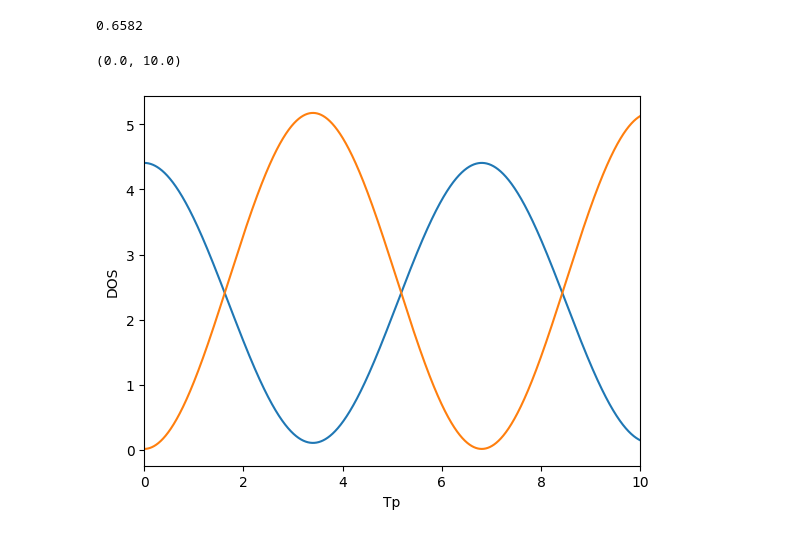
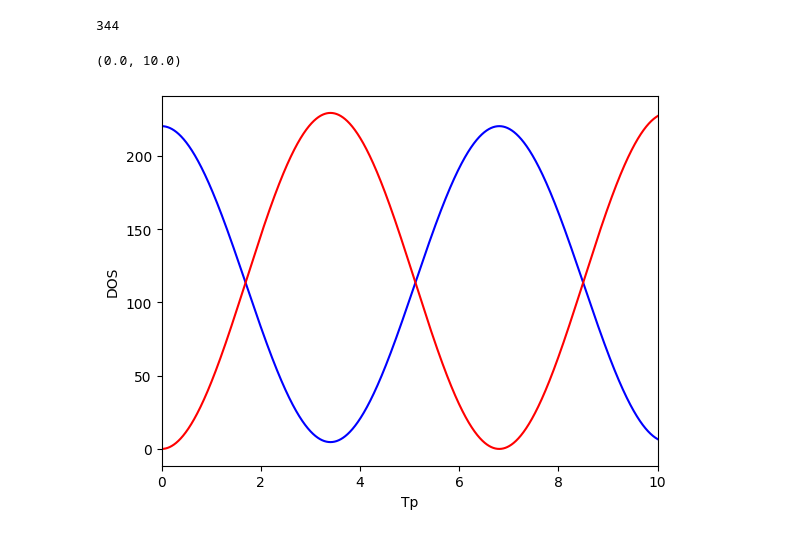
Before and after one commit to Erneh/Neq_TFM, a Jupyter notebook: full_te.ipynb, the cells around one changed output. Saved outputs shown, nothing was run; the diff lists cells and outputs as text; code cells hidden in the pictures.

Commit message:
New notebook created to adress high quality graphs

```diff
--- a/full_te.ipynb
+++ b/full_te.ipynb
@@ -38,14 +38,14 @@ def Ham(km, alpha, t):
 
 
 autV, autE = np.linalg.eigh(Ham(0, 0, 0))
-broad = 0.05
+broad = 0.005
 
 dE = broad / 1.5
 EF_list = np.arange(autV[0] - 20*dE, autV[1] + 20*dE, dE)
-
+print(len(EF_list))
 
 # Actual evolution
-N_periods = 20
+N_periods = 100
 steps_per_T = 1000
 t_vec = np.linspace(0, N_periods*T, steps_per_T*N_periods)
 dt = t_vec[1]
@@ -57,26 +57,25 @@ rho = np.copy(rho0)
 
 DOS_list = np.zeros((len(t_vec), len(EF_list)))
 N_list = np.zeros((len(t_vec), len(EF_list)))
+
 for (i, t) in enumerate(t_vec):
     U  = expm(-1j*Ham(km, alpha, t)*dt/hbar)
     # Calculation of wanted results
-    delta_op = np.linalg.inv((EF_list[:,None,None]*np.eye(2) - Ham(km, alpha, t))@(EF_list[:,None,None]*np.eye(2) - Ham(km, alpha, t)) + np.eye(2)*broad**2)
+    delta_op = np.linalg.inv((EF_list[:,None,None]*np.eye(2)- Ham(km, alpha, t))@(EF_list[:,None,None]*np.eye(2) - Ham(km, alpha, t)) + np.eye(2)*broad**2)
     DOS_list[i] = broad/np.pi*np.trace(delta_op, axis1=1, axis2=2)
     N_list[i] = broad/np.pi*np.trace(delta_op@rho, axis1=1, axis2=2)
 
     # Time evolution of relevant variables
     rho = U@rho@np.conj(U.T)
+# %% [output]
+344
-# %%
-print(hbar)
-# %% [output]
-0.6582
 # %%
 fig, ax = plt.subplots()
-ax.plot(t_vec/T, N_list[:,19])
-ax.plot(t_vec/T, N_list[:,-20])
+ax.plot(t_vec/T, N_list[:,19], c='blue')
+ax.plot(t_vec/T, N_list[:,-20], c='red')
 ax.set_xlabel('Tp')
-ax.set_ylabel('Occupation')
+ax.set_ylabel('DOS')
 ax.set_xlim(0, 10)
 # %% [output]
 (0.0, 10.0)
-[figure, old version]
+[figure, new version]
```
Also changed, not shown: parts of 2 cells of this notebook.
